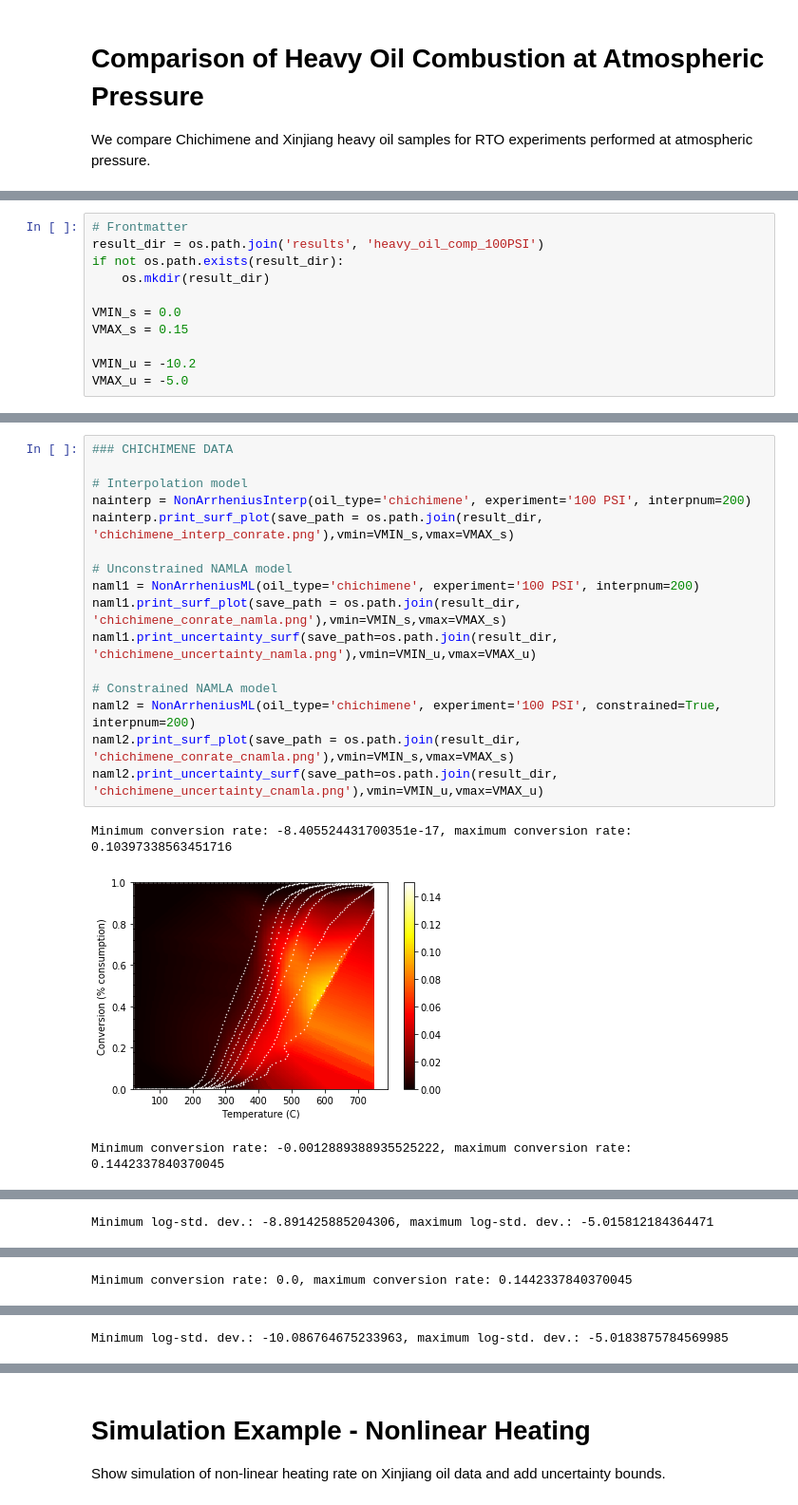
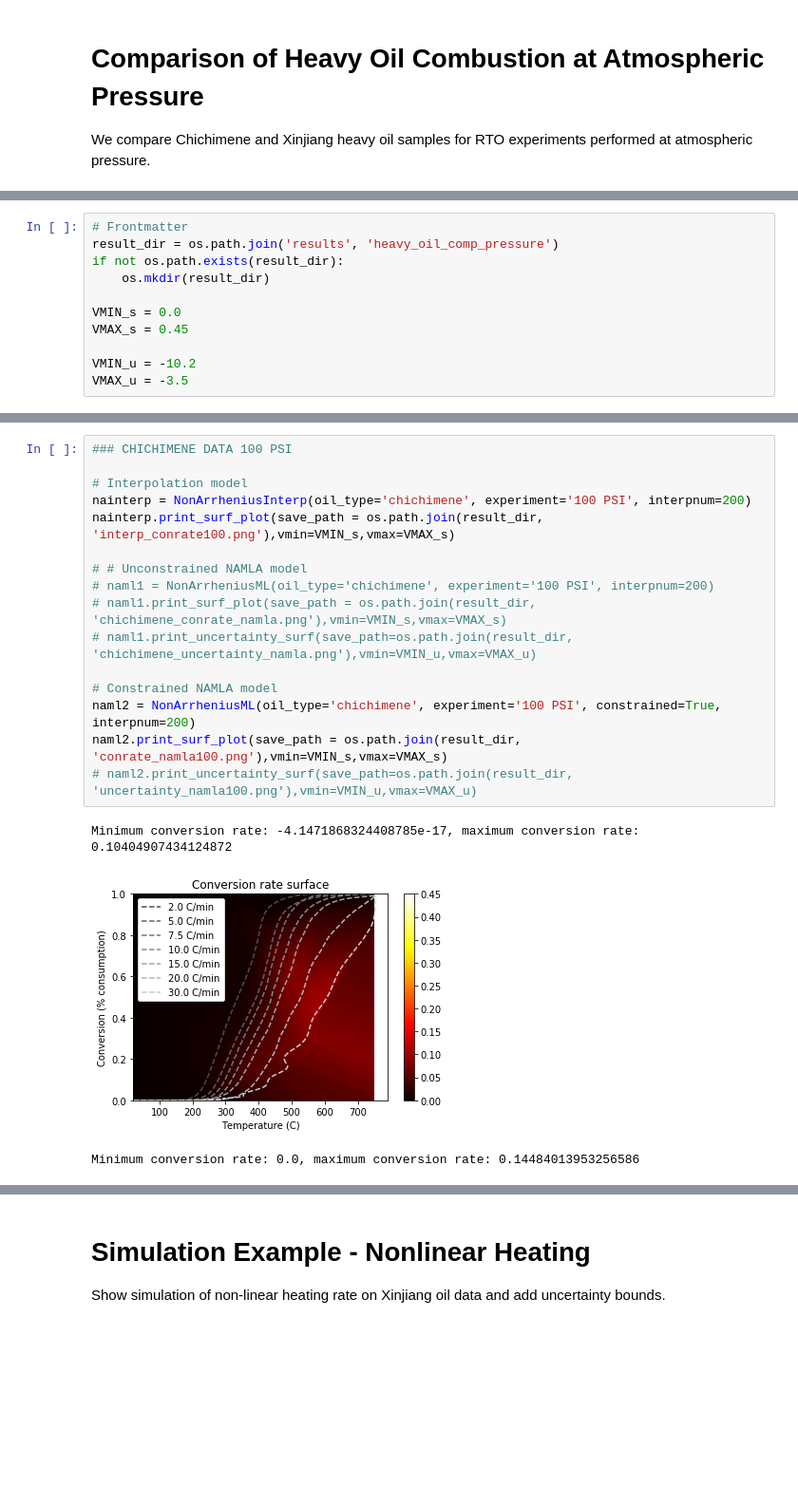
Before and after one commit to suetri-a/NAML, a Jupyter notebook: NAMLA - Experimental Data.ipynb, the cells around one changed output, grey strips where cells are left out. Shown: that part at 95% size. Saved outputs shown, nothing was run; the diff lists cells and outputs as text; blank space fills up the shorter version.

```diff
--- a/NAMLA - Experimental Data.ipynb
+++ b/NAMLA - Experimental Data.ipynb
@@ -165,11 +177,11 @@ We compare Chichimene and Tekel heavy oil samples for RTO experiments performed
 # %%
 # Frontmatter
-result_dir = os.path.join('results', 'heavy_oil_comp_100PSI')
+result_dir = os.path.join('results', 'heavy_oil_comp_pressure')
 if not os.path.exists(result_dir):
     os.mkdir(result_dir)
 
 VMIN_s = 0.0
-VMAX_s = 0.15
+VMAX_s = 0.45
 
 VMIN_u = -10.2
-VMAX_u = -5.0
+VMAX_u = -3.5
@@ -176,20 +209,20 @@ VMAX_u = -5.0
 # %%
-### CHICHIMENE DATA
+### CHICHIMENE DATA 100 PSI
 
 # Interpolation model
 nainterp = NonArrheniusInterp(oil_type='chichimene', experiment='100 PSI', interpnum=200)
-nainterp.print_surf_plot(save_path = os.path.join(result_dir, 'chichimene_interp_conrate.png'),vmin=VMIN_s,vmax=VMAX_s)
+nainterp.print_surf_plot(save_path = os.path.join(result_dir, 'interp_conrate100.png'),vmin=VMIN_s,vmax=VMAX_s)
 
-# Unconstrained NAMLA model
-naml1 = NonArrheniusML(oil_type='chichimene', experiment='100 PSI', interpnum=200)
-naml1.print_surf_plot(save_path = os.path.join(result_dir, 'chichimene_conrate_namla.png'),vmin=VMIN_s,vmax=VMAX_s)
-naml1.print_uncertainty_surf(save_path=os.path.join(result_dir, 'chichimene_uncertainty_namla.png'),vmin=VMIN_u,vmax=VMAX_u)
+# # Unconstrained NAMLA model
+# naml1 = NonArrheniusML(oil_type='chichimene', experiment='100 PSI', interpnum=200)
+# naml1.print_surf_plot(save_path = os.path.join(result_dir, 'chichimene_conrate_namla.png'),vmin=VMIN_s,vmax=VMAX_s)
+# naml1.print_uncertainty_surf(save_path=os.path.join(result_dir, 'chichimene_uncertainty_namla.png'),vmin=VMIN_u,vmax=VMAX_u)
 
 # Constrained NAMLA model
 naml2 = NonArrheniusML(oil_type='chichimene', experiment='100 PSI', constrained=True, interpnum=200)
-naml2.print_surf_plot(save_path = os.path.join(result_dir, 'chichimene_conrate_cnamla.png'),vmin=VMIN_s,vmax=VMAX_s)
-naml2.print_uncertainty_surf(save_path=os.path.join(result_dir, 'chichimene_uncertainty_cnamla.png'),vmin=VMIN_u,vmax=VMAX_u)
+naml2.print_surf_plot(save_path = os.path.join(result_dir, 'conrate_namla100.png'),vmin=VMIN_s,vmax=VMAX_s)
+# naml2.print_uncertainty_surf(save_path=os.path.join(result_dir, 'uncertainty_namla100.png'),vmin=VMIN_u,vmax=VMAX_u)
 # %% [output]
-Minimum conversion rate: -8.405524431700351e-17, maximum conversion rate: 0.10397338563451716
+Minimum conversion rate: -4.1471868324408785e-17, maximum conversion rate: 0.10404907434124872
-[figure, old version]
+[figure, new version]
-Minimum conversion rate: -0.0012889388935525222, maximum conversion rate: 0.1442337840370045
+Minimum conversion rate: 0.0, maximum conversion rate: 0.14484013953256586
@@ -197 +229,0 @@ Minimum conversion rate: -0.0012889388935525222, maximum conversion rate: 0.1442
-Minimum log-std. dev.: -8.891425885204306, maximum log-std. dev.: -5.015812184364471
@@ -199 +229,0 @@ Minimum log-std. dev.: -8.891425885204306, maximum log-std. dev.: -5.01581218436
-Minimum conversion rate: 0.0, maximum conversion rate: 0.1442337840370045
@@ -201 +229,0 @@ Minimum conversion rate: 0.0, maximum conversion rate: 0.1442337840370045
-Minimum log-std. dev.: -10.086764675233963, maximum log-std. dev.: -5.0183875784569985
```
Also changed, not shown: parts of 18 cells of this notebook, 13 other files.
